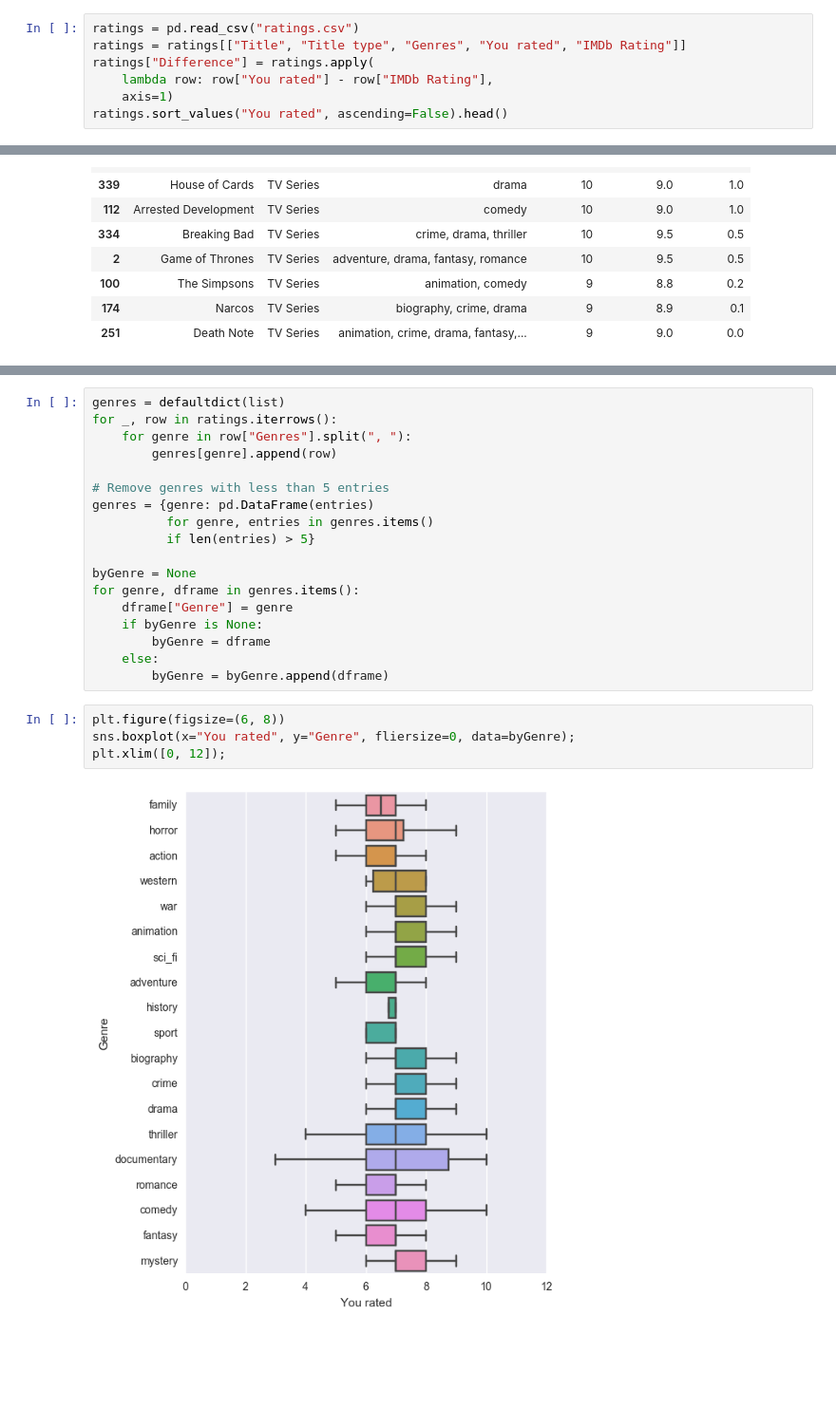
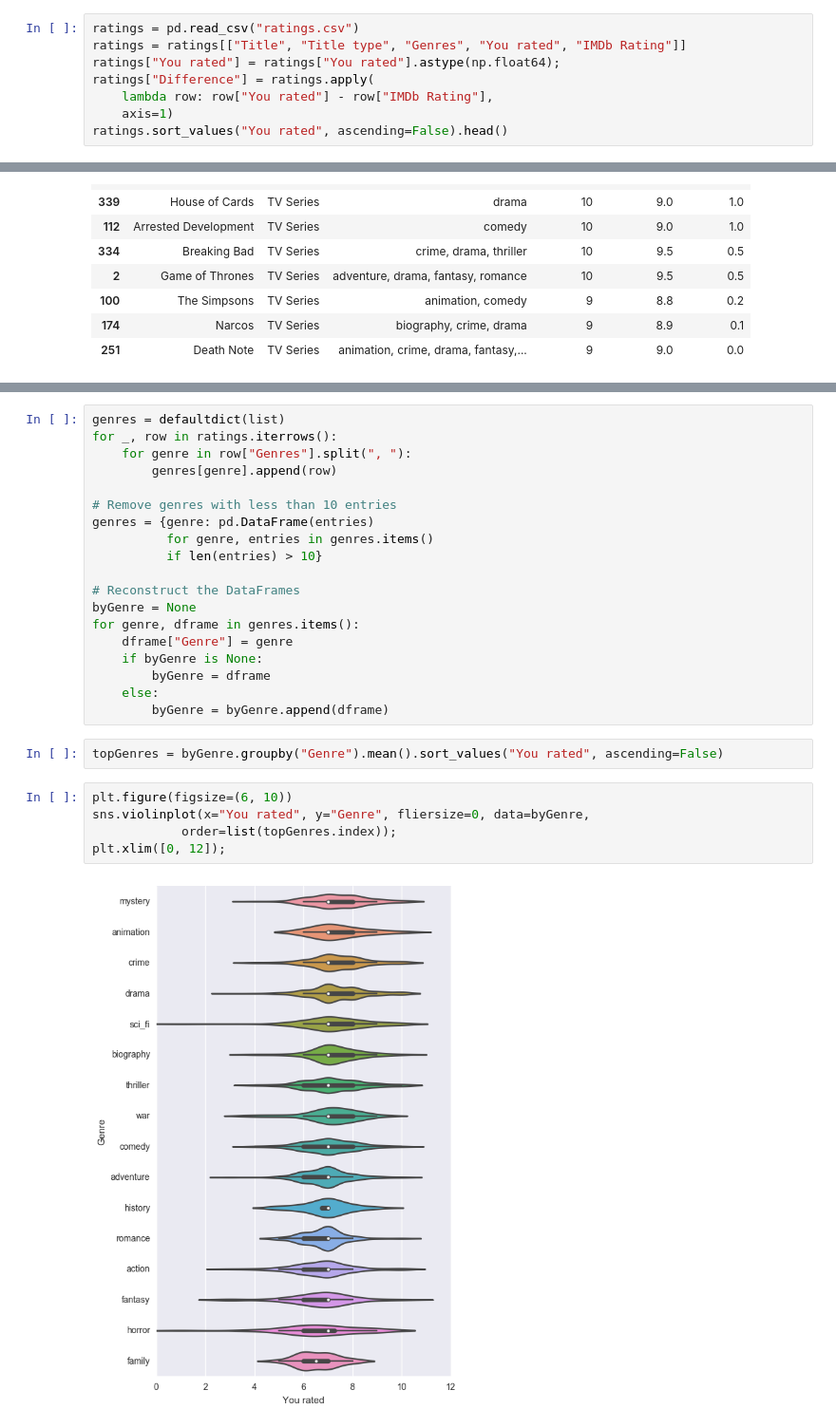
Before and after one commit to sharkdp/imdb-ratings, a Jupyter notebook: ratings.ipynb, the cells around one changed output, grey strips where cells are left out. Shown at 95% size. Drawn from its saved outputs; the diff is of its cells as text; blank space fills up the shorter version.

```diff
--- a/ratings.ipynb
+++ b/ratings.ipynb
@@ -9,6 +9,7 @@ from collections import defaultdict
 # %%
 ratings = pd.read_csv("ratings.csv")
 ratings = ratings[["Title", "Title type", "Genres", "You rated", "IMDb Rating"]]
+ratings["You rated"] = ratings["You rated"].astype(np.float64);
 ratings["Difference"] = ratings.apply(
     lambda row: row["You rated"] - row["IMDb Rating"],
     axis=1)
@@ -113,11 +114,12 @@ for _, row in ratings.iterrows():
     for genre in row["Genres"].split(", "):
         genres[genre].append(row)
 
-# Remove genres with less than 5 entries
+# Remove genres with less than 10 entries
 genres = {genre: pd.DataFrame(entries)
           for genre, entries in genres.items()
-          if len(entries) > 5}
+          if len(entries) > 10}
 
+# Reconstruct the DataFrames
 byGenre = None
 for genre, dframe in genres.items():
     dframe["Genre"] = genre
@@ -125,9 +127,12 @@ for genre, dframe in genres.items():
         byGenre = dframe
     else:
         byGenre = byGenre.append(dframe)
+# %%
+topGenres = byGenre.groupby("Genre").mean().sort_values("You rated", ascending=False)
 # %%
-plt.figure(figsize=(6, 8))
-sns.boxplot(x="You rated", y="Genre", fliersize=0, data=byGenre);
+plt.figure(figsize=(6, 10))
+sns.violinplot(x="You rated", y="Genre", fliersize=0, data=byGenre,
+            order=list(topGenres.index));
 plt.xlim([0, 12]);
 # %% [output]
-[figure, old version]
+[figure, new version]
```
Also changed, not shown: parts of 6 cells of this notebook, 1 other file.
